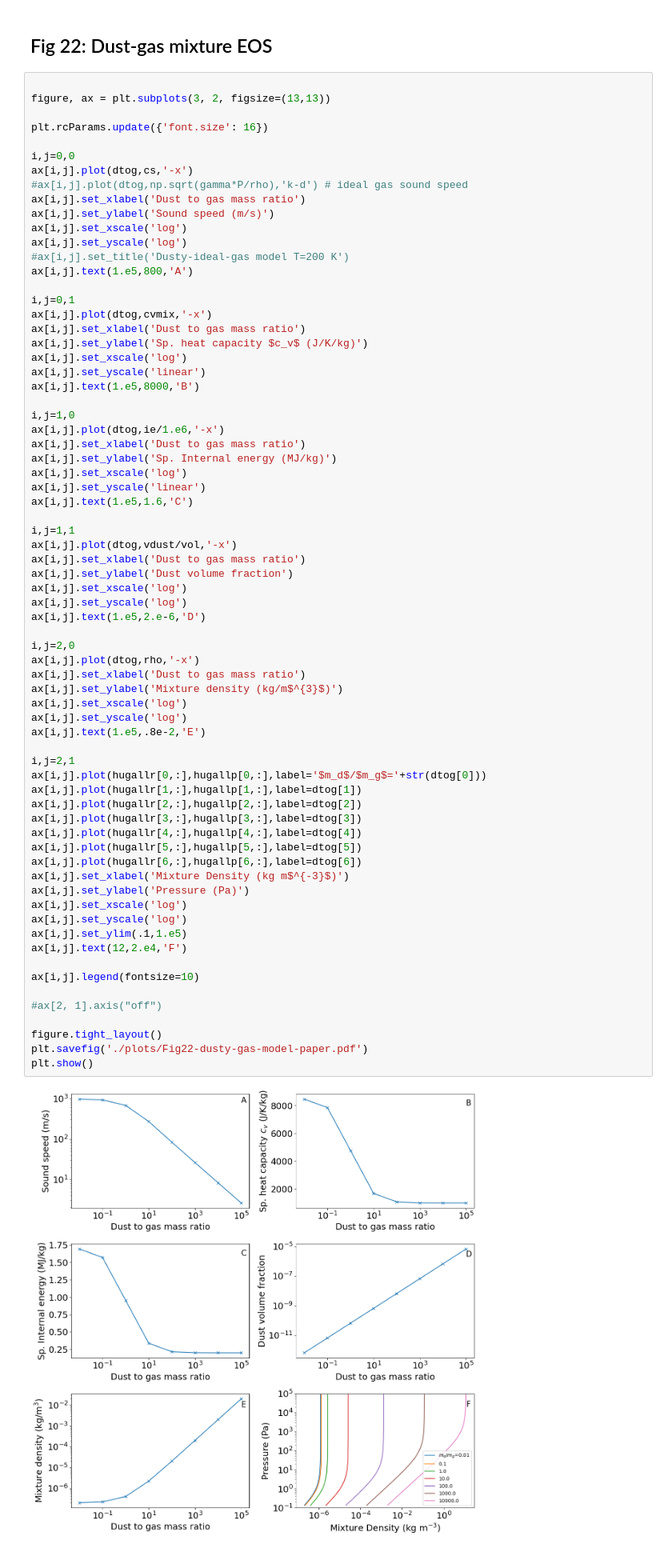
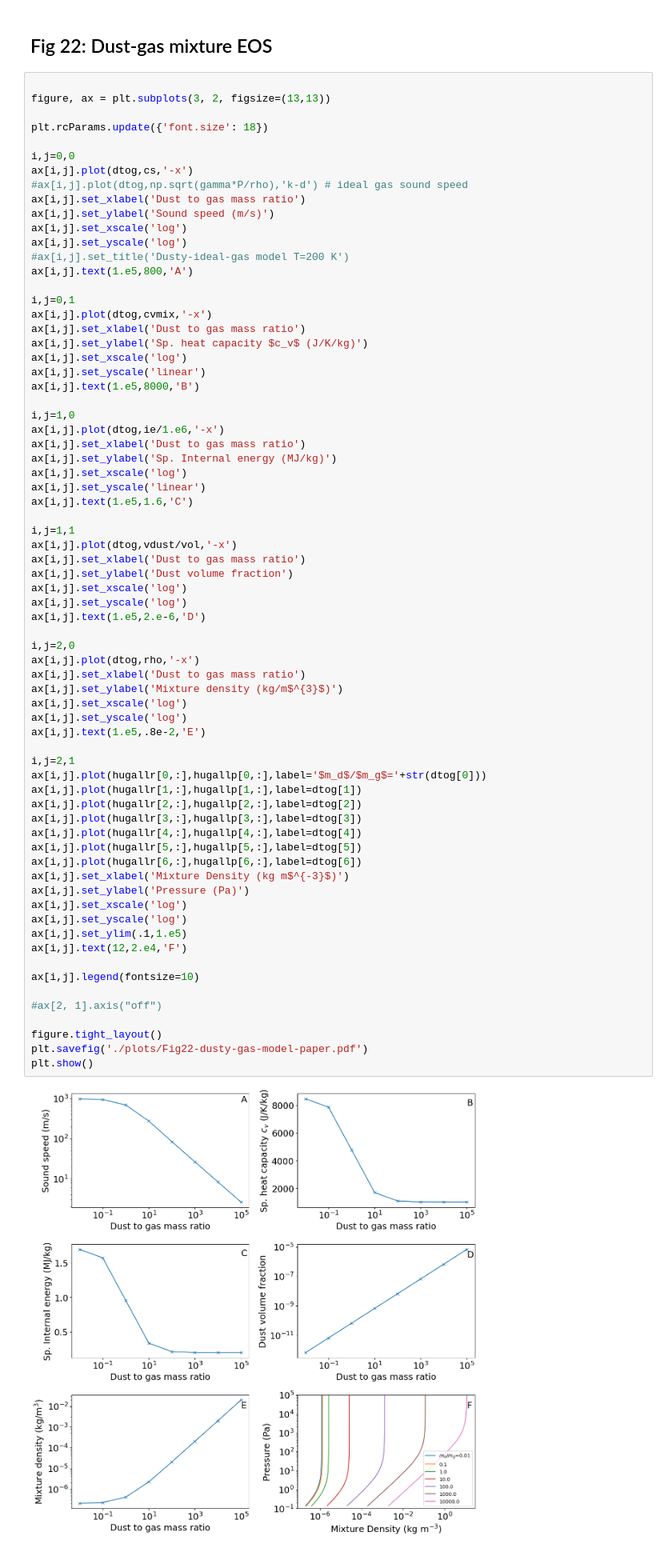
Before and after one commit to ststewart/ivans, a Jupyter notebook: figure8and22and23.ipynb, the cells around one changed output. Shown at 80% size. Drawn from its saved outputs; the diff is of its cells as text.

```diff
--- a/figure8and22and23.ipynb
+++ b/figure8and22and23.ipynb
@@ -195,7 +195,7 @@ for ir in range(0,7):
 
 figure, ax = plt.subplots(3, 2, figsize=(13,13))
 
-plt.rcParams.update({'font.size': 16})
+plt.rcParams.update({'font.size': 18})
 
 i,j=0,0
 ax[i,j].plot(dtog,cs,'-x')
@@ -235,34 +235,34 @@ i,j=2,0
 ax[i,j].plot(dtog,rho,'-x')
 ax[i,j].set_xlabel('Dust to gas mass ratio')
 ax[i,j].set_ylabel('Mixture density (kg/m$^{3}$)')
 ax[i,j].set_xscale('log')
 ax[i,j].set_yscale('log')
 ax[i,j].text(1.e5,.8e-2,'E')
 
 i,j=2,1
 ax[i,j].plot(hugallr[0,:],hugallp[0,:],label='$m_d$/$m_g$='+str(dtog[0]))
 ax[i,j].plot(hugallr[1,:],hugallp[1,:],label=dtog[1])
 ax[i,j].plot(hugallr[2,:],hugallp[2,:],label=dtog[2])
 ax[i,j].plot(hugallr[3,:],hugallp[3,:],label=dtog[3])
 ax[i,j].plot(hugallr[4,:],hugallp[4,:],label=dtog[4])
 ax[i,j].plot(hugallr[5,:],hugallp[5,:],label=dtog[5])
 ax[i,j].plot(hugallr[6,:],hugallp[6,:],label=dtog[6])
 ax[i,j].set_xlabel('Mixture Density (kg m$^{-3}$)')
 ax[i,j].set_ylabel('Pressure (Pa)')
 ax[i,j].set_xscale('log')
 ax[i,j].set_yscale('log')
 ax[i,j].set_ylim(.1,1.e5)
 ax[i,j].text(12,2.e4,'F')
 
 ax[i,j].legend(fontsize=10)
 
 #ax[2, 1].axis("off")
 
 figure.tight_layout()
 plt.savefig('./plots/Fig22-dusty-gas-model-paper.pdf')
 plt.show()
 # %% [output]
-[figure, old version]
+[figure, new version]
 # %% [markdown]
 ## Fig 8: Ideal Dust-Gas Hugoniots
 # %%
```
Also changed, not shown: parts of 2 cells of this notebook, 2 other files.
